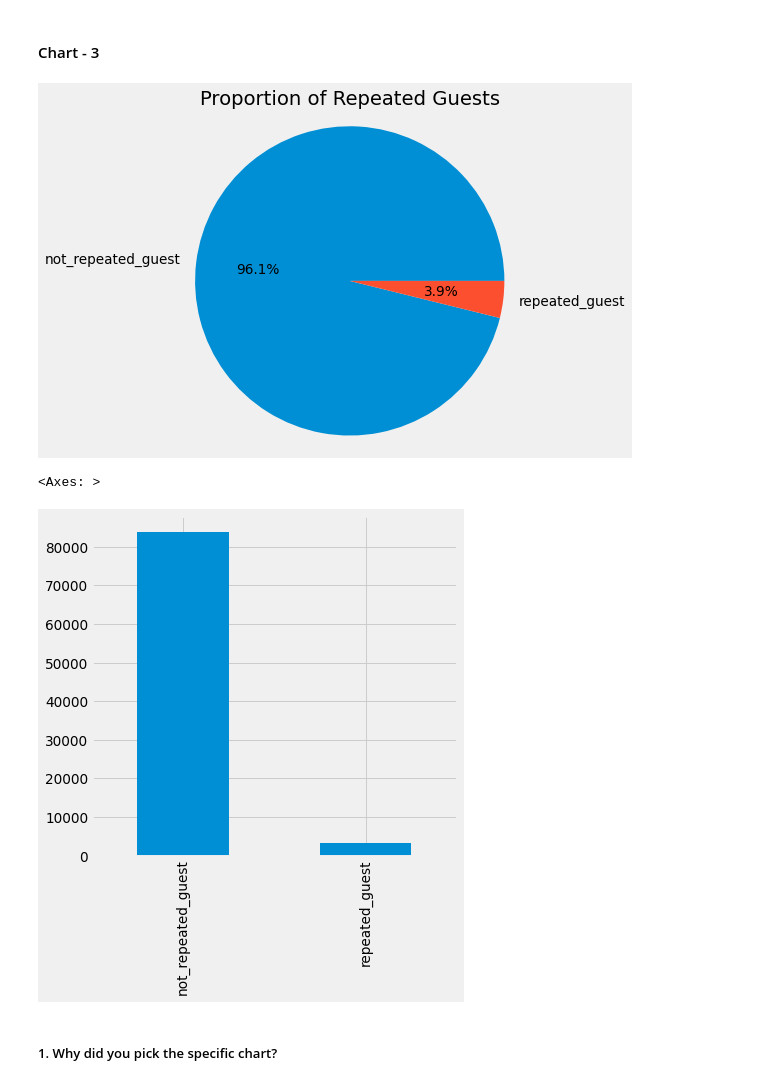
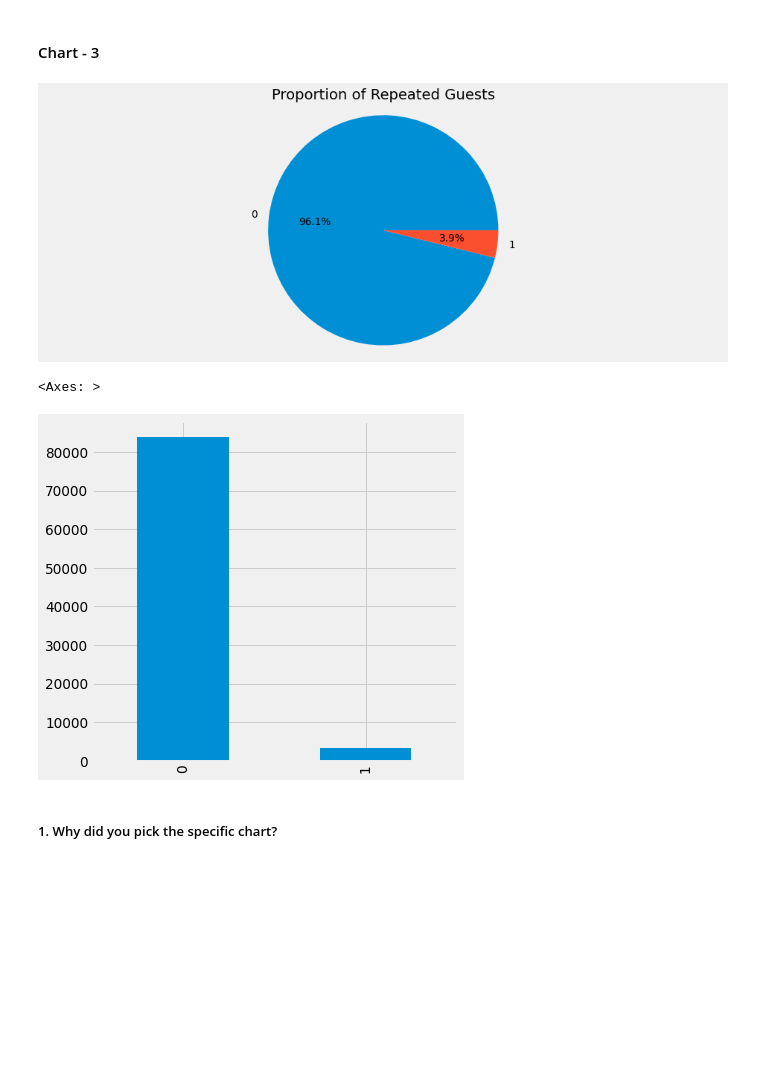
Before and after one commit to JNSDKV/EDA-HOTEL-ANALYSIS, a Jupyter notebook: EDA_HOTEL_BOOKING.ipynb, the cells around one changed output. Drawn from its saved outputs; the diff is of its cells as text; code cells hidden in the pictures; blank space fills up the shorter version.

```diff
--- a/EDA_HOTEL_BOOKING.ipynb
+++ b/EDA_HOTEL_BOOKING.ipynb
@@ -555,9 +582,3 @@ Are there any insights that lead to negative growth? Justify with specific reaso
 **Majority of the hotels booked are city hotel. Definitely need to spend the most targeting fund on those hotel.**
 # %% [markdown]
 #### Chart - 2
-# %%
-# Chart - 2 visualization code
-# is_cancelled
-# changing the bool data from int to string for easy representation
-
-df1['is_canceled'] = df1['is_canceled'].replace([1, 0], ['cancelled', 'not cancelled'])
@@ -602,21 +624,21 @@ Are there any insights that lead to negative growth? Justify with specific reaso
 # %%
+# Chart - 3 visualization code
 # Lets take a look at how many of these booking were made by repeated guests.
 # plot a pie chart to show % of repeated guests
 
-df1['is_repeated_guest'] = df1['is_repeated_guest'].replace([0, 1], ['not_repeated_guest', 'repeated_guest'])
-plt.figure(figsize=(6,6))
+#plt.figure(figsize=(6,6))
 plt.pie(df1['is_repeated_guest'].value_counts(), labels=df1['is_repeated_guest'].value_counts().index, autopct='%0.1f%%')
 plt.title('Proportion of Repeated Guests')
 plt.axis('equal')
 plt.show()
 # %% [output]
-[figure, old version]
+[figure, new version]
 # %%
 plt.figure(figsize=(6,6))
 df1['is_repeated_guest'].value_counts().plot(kind='bar')
 # %% [output]
 <Axes: >
-[figure, old version]
+[figure, new version]
 # %% [markdown]
 ##### 1. Why did you pick the specific chart?
 # %% [markdown]
```
Also changed, not shown: parts of 83 cells of this notebook.
